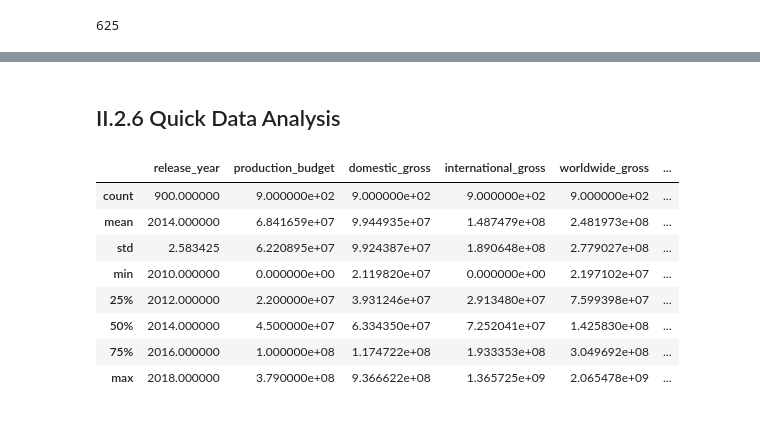
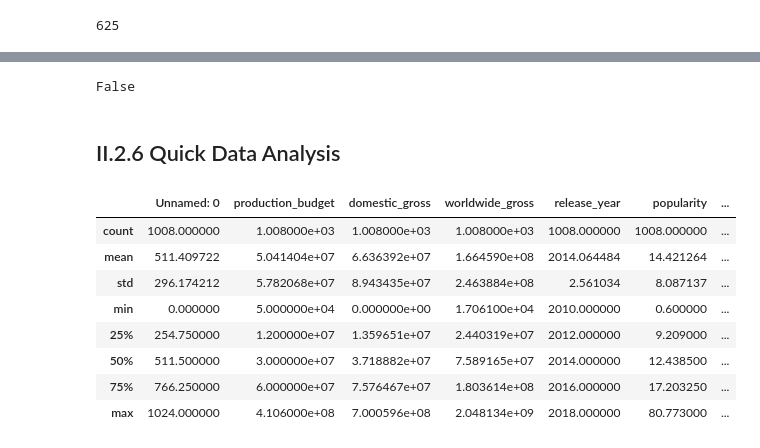
Before and after one commit to baotramduong/Porfolio_Project_The_Movie_Industry, a Jupyter notebook: Part II - Data Cleaning & Preparation on Scraped Data.ipynb, the cells around one changed output, grey strips where cells are left out. Drawn from its saved outputs; the diff is of its cells as text; code cells hidden in the pictures.

```diff
--- a/Part II - Data Cleaning & Preparation on Scraped Data.ipynb
+++ b/Part II - Data Cleaning & Preparation on Scraped Data.ipynb
@@ -401,17 +432,23 @@ full_df.head(2)
+# %%
+#check for duplicates
+full_df.duplicated().any()
+# %% [output]
+False
 # %%
 #our dataset looks very neat and clean now, let's save
 full_df.to_csv('full_df')
 # %% [markdown]
 ## II.2.6 Quick Data Analysis
-# %%
-merged_df_2.describe()
-# %% [output]
-|  | release_year | production_budget | domestic_gross | international_gross | worldwide_gross | ... |
-| count | 900.000000 | 9.000000e+02 | 9.000000e+02 | 9.000000e+02 | 9.000000e+02 | ... |
-| mean | 2014.000000 | 6.841659e+07 | 9.944935e+07 | 1.487479e+08 | 2.481973e+08 | ... |
-| std | 2.583425 | 6.220895e+07 | 9.924387e+07 | 1.890648e+08 | 2.779027e+08 | ... |
-| min | 2010.000000 | 0.000000e+00 | 2.119820e+07 | 0.000000e+00 | 2.197102e+07 | ... |
-| 25% | 2012.000000 | 2.200000e+07 | 3.931246e+07 | 2.913480e+07 | 7.599398e+07 | ... |
-| 50% | 2014.000000 | 4.500000e+07 | 6.334350e+07 | 7.252041e+07 | 1.425830e+08 | ... |
-| 75% | 2016.000000 | 1.000000e+08 | 1.174722e+08 | 1.933353e+08 | 3.049692e+08 | ... |
-| max | 2018.000000 | 3.790000e+08 | 9.366622e+08 | 1.365725e+09 | 2.065478e+09 | ... |
+# %%
+#movies 2010-2018
+merged_df_1.describe()
+# %% [output]
+|  | Unnamed: 0 | production_budget | domestic_gross | worldwide_gross | release_year | popularity | ... |
+| count | 1008.000000 | 1.008000e+03 | 1.008000e+03 | 1.008000e+03 | 1008.000000 | 1008.000000 | ... |
+| mean | 511.409722 | 5.041404e+07 | 6.636392e+07 | 1.664590e+08 | 2014.064484 | 14.421264 | ... |
+| std | 296.174212 | 5.782068e+07 | 8.943435e+07 | 2.463884e+08 | 2.561034 | 8.087137 | ... |
+| min | 0.000000 | 5.000000e+04 | 0.000000e+00 | 1.706100e+04 | 2010.000000 | 0.600000 | ... |
+| 25% | 254.750000 | 1.200000e+07 | 1.359651e+07 | 2.440319e+07 | 2012.000000 | 9.209000 | ... |
+| 50% | 511.500000 | 3.000000e+07 | 3.718882e+07 | 7.589165e+07 | 2014.000000 | 12.438500 | ... |
+| 75% | 766.250000 | 6.000000e+07 | 7.576467e+07 | 1.803614e+08 | 2016.000000 | 17.203250 | ... |
+| max | 1024.000000 | 4.106000e+08 | 7.000596e+08 | 2.048134e+09 | 2018.000000 | 80.773000 | ... |
```
Also changed, not shown: parts of 16 cells of this notebook.
